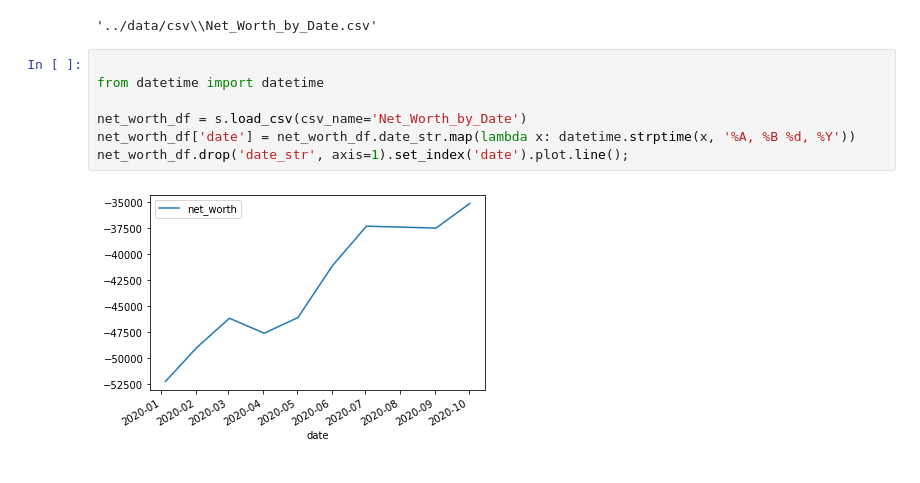
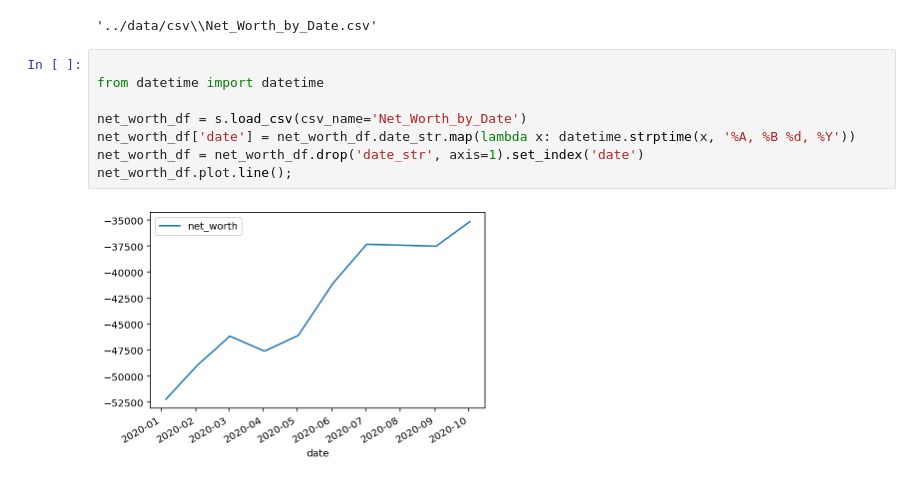
Before and after one commit to dbabbitt/notebooks, a Jupyter notebook: Miscellaneous/ipynb/Net Worth by Date.ipynb, the cells around one changed output. Saved outputs shown, nothing was run; the diff lists cells and outputs as text.

```diff
--- a/Miscellaneous/ipynb/Net Worth by Date.ipynb
+++ b/Miscellaneous/ipynb/Net Worth by Date.ipynb
@@ -16,9 +16,10 @@ os.path.join(s.data_csv_folder, 'Net_Worth_by_Date.csv')
 # %%
 
 from datetime import datetime
 
 net_worth_df = s.load_csv(csv_name='Net_Worth_by_Date')
 net_worth_df['date'] = net_worth_df.date_str.map(lambda x: datetime.strptime(x, '%A, %B %d, %Y'))
-net_worth_df.drop('date_str', axis=1).set_index('date').plot.line();
+net_worth_df = net_worth_df.drop('date_str', axis=1).set_index('date')
+net_worth_df.plot.line();
 # %% [output]
-[figure, old version]
+[figure, new version]
```
Also changed, not shown: parts of 3 cells of this notebook, 23 other files.
